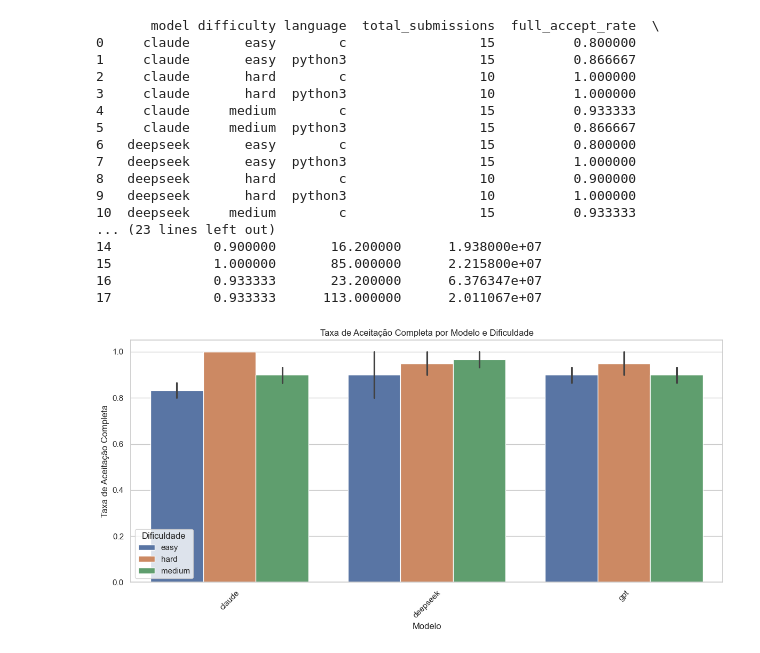
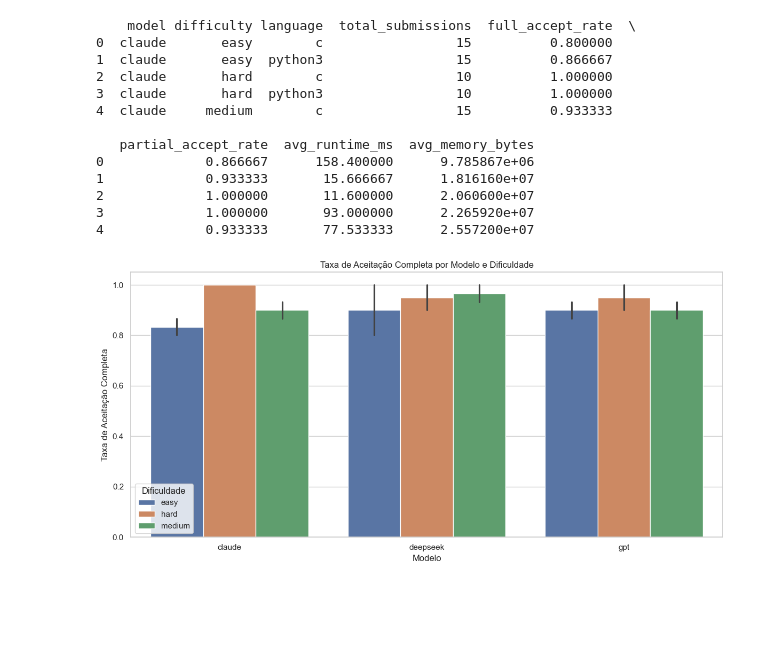
Before and after one commit to IvanAssis07/MES_UFMG, a Jupyter notebook: analise.ipynb, the cells around one changed output. Saved outputs shown, nothing was run; the diff lists cells and outputs as text; code cells hidden in the pictures; blank space fills up the shorter version.

```diff
--- a/analise.ipynb
+++ b/analise.ipynb
@@ -97,40 +97,36 @@ df['rejected'] = df['total_correct'] < (df['total_tests'] * 0.5)
 # %%
 summary = df.groupby(['model', 'difficulty', 'language']).agg(
     total_submissions=('full_acceptance', 'count'),
     full_accept_rate=('full_acceptance', 'mean'),
     partial_accept_rate=('partial_acceptance', 'mean'),
     avg_runtime_ms=('runtime', 'mean'),
     avg_memory_bytes=('memory', 'mean')
 ).reset_index()
 
-print(summary)
+print(summary.head())
 
 sns.set_theme(style="whitegrid")
 plt.figure(figsize=(12, 6))
 sns.barplot(data=summary, x='model', y='full_accept_rate', hue='difficulty')
 plt.title('Taxa de Aceitação Completa por Modelo e Dificuldade')
 plt.xlabel('Modelo')
 plt.ylabel('Taxa de Aceitação Completa')
-plt.xticks(rotation=45)
+plt.xticks()
 plt.legend(title='Dificuldade')
 plt.tight_layout()
 plt.show()
 # %% [output]
-       model difficulty language  total_submissions  full_accept_rate  \
-0     claude       easy        c                 15          0.800000
-1     claude       easy  python3                 15          0.866667
-2     claude       hard        c                 10          1.000000
-3     claude       hard  python3                 10          1.000000
-4     claude     medium        c                 15          0.933333
-5     claude     medium  python3                 15          0.866667
-6   deepseek       easy        c                 15          0.800000
-7   deepseek       easy  python3                 15          1.000000
-8   deepseek       hard        c                 10          0.900000
-9   deepseek       hard  python3                 10          1.000000
-10  deepseek     medium        c                 15          0.933333
-... (23 lines left out)
-14             0.900000       16.200000      1.938000e+07
-15             1.000000       85.000000      2.215800e+07
-16             0.933333       23.200000      6.376347e+07
-17             0.933333      113.000000      2.011067e+07
+    model difficulty language  total_submissions  full_accept_rate  \
+0  claude       easy        c                 15          0.800000
+1  claude       easy  python3                 15          0.866667
+2  claude       hard        c                 10          1.000000
+3  claude       hard  python3                 10          1.000000
+4  claude     medium        c                 15          0.933333
+
+   partial_accept_rate  avg_runtime_ms  avg_memory_bytes
+0             0.866667      158.400000      9.785867e+06
+1             0.933333       15.666667      1.816160e+07
+2             1.000000       11.600000      2.060600e+07
+3             1.000000       93.000000      2.265920e+07
+4             0.933333       77.533333      2.557200e+07
-[figure, old version]
+[figure, new version]
```
Also changed, not shown: parts of 1 cell of this notebook.
